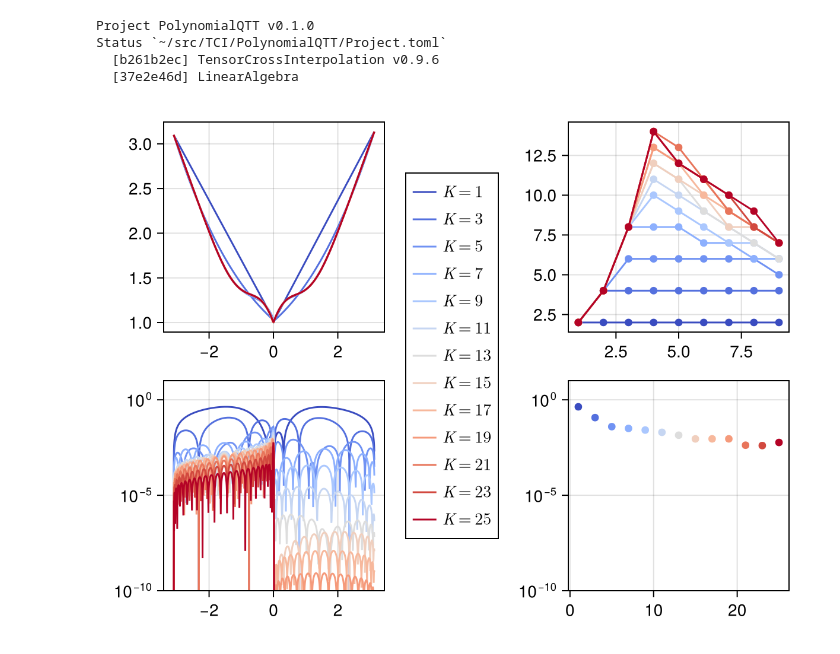
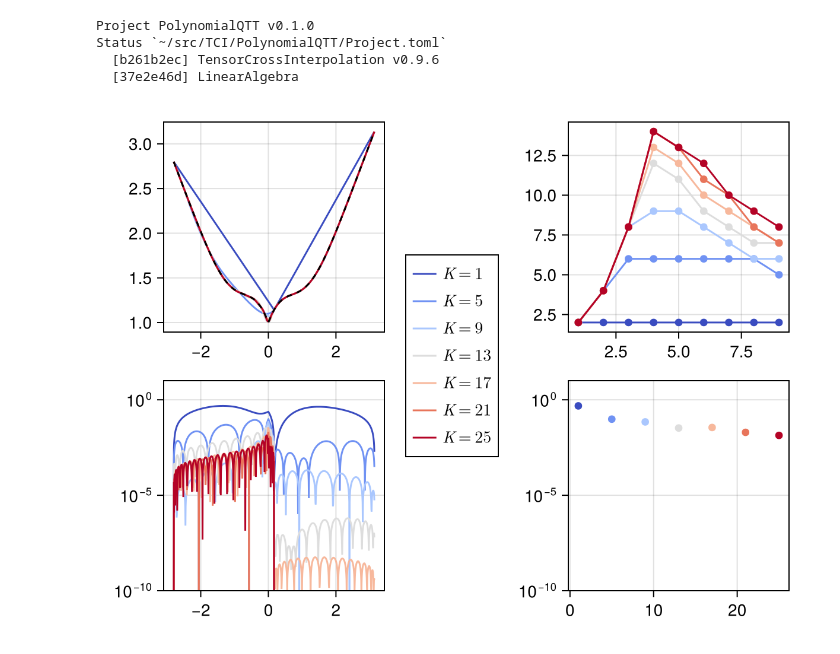
Before and after one commit to tensor4all/PolynomialQTT.jl, a Jupyter notebook: notebook/interpolativedecomp.ipynb, the cells around one changed output. Drawn from its saved outputs; the diff is of its cells as text; code cells hidden in the pictures.

```diff
--- a/notebook/interpolativedecomp.ipynb
+++ b/notebook/interpolativedecomp.ipynb
@@ -15,35 +16,37 @@ Status `~/src/TCI/PolynomialQTT/Project.toml`
   [37e2e46d] LinearAlgebra
 # %%
 R = 10
-a, b = -3.1, float(pi)
+a, b = -2.8, float(pi)
 f(x) = exp(-x^2) + abs(x)
 Kmax = 25
 
 grid = QG.DiscretizedGrid{1}(R, a, b)
 
 plotquantics = QG.grididx_to_quantics.(Ref(grid), 1:2^R)
 plotx = QG.grididx_to_origcoord.(Ref(grid), 1:2^R)
 origdata = f.(plotx)
 
 fig = Figure()
 ax = Axis(fig[1, 1])
 axerr = Axis(fig[2, 1], yscale=log10)
 axbonddim = Axis(fig[1, 3])
 axerrK = Axis(fig[2, 3], yscale=log10)
-lines!(ax, plotx, origdata)
 
-for K in 1:2:Kmax
+for K in 1:4:Kmax
     tt = PolynomialQTT.interpolatesinglescale(f, a, b, R, K)
     ttdata = tt.(plotquantics)
     colorkwargs = (:color=>K, :colorrange=>(1, Kmax), :colormap=>:coolwarm)
     lines!(ax, plotx, ttdata, label=L"K=%$K"; colorkwargs...)
     lines!(axerr, plotx, abs.(ttdata .- origdata); colorkwargs...)
     scatterlines!(axbonddim, 1:R-1, TCI.linkdims(tt); colorkwargs...)
     scatter!(axerrK, K, maximum(abs, ttdata .- origdata); colorkwargs...)
 end
+
+lines!(ax, plotx, origdata, linestyle=:dash, color=:black)
+
 Legend(fig[1:2, 2], ax)
 ylims!(axerr, 1e-10, 1e1)
 ylims!(axerrK, 1e-10, 1e1)
 fig
 # %% [output]
-[figure, old version]
+[figure, new version]
```
Also changed, not shown: parts of 6 cells of this notebook, 3 other files.
